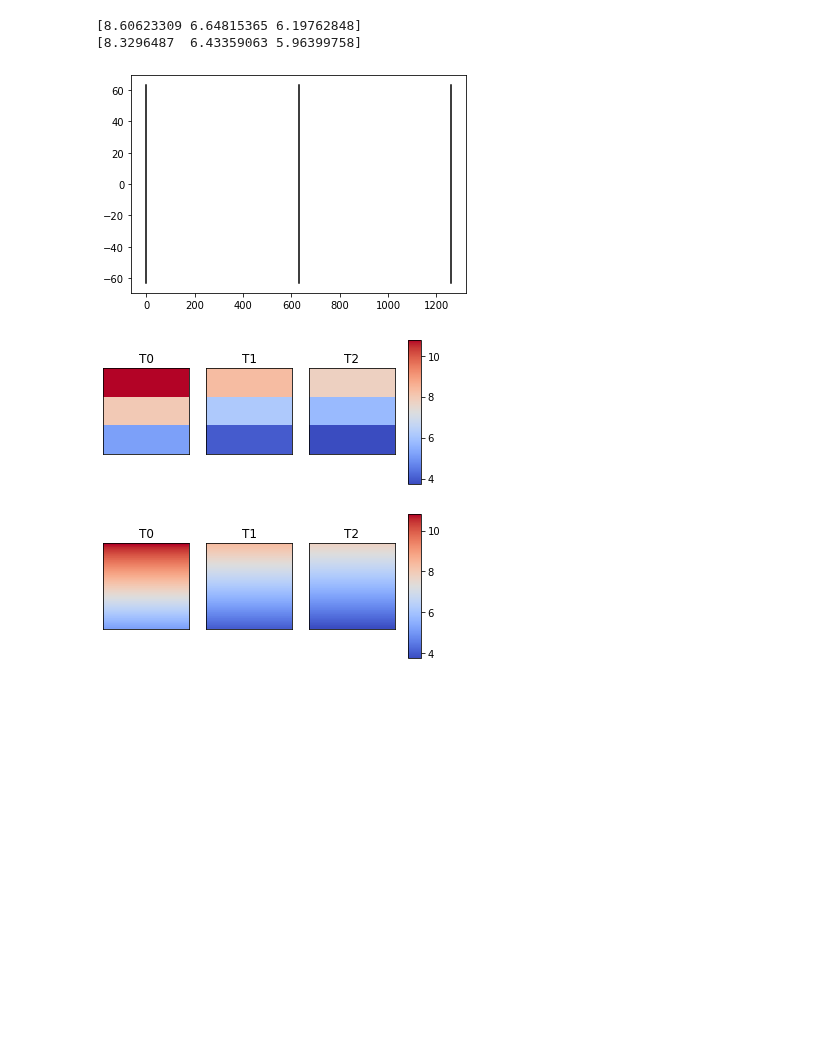
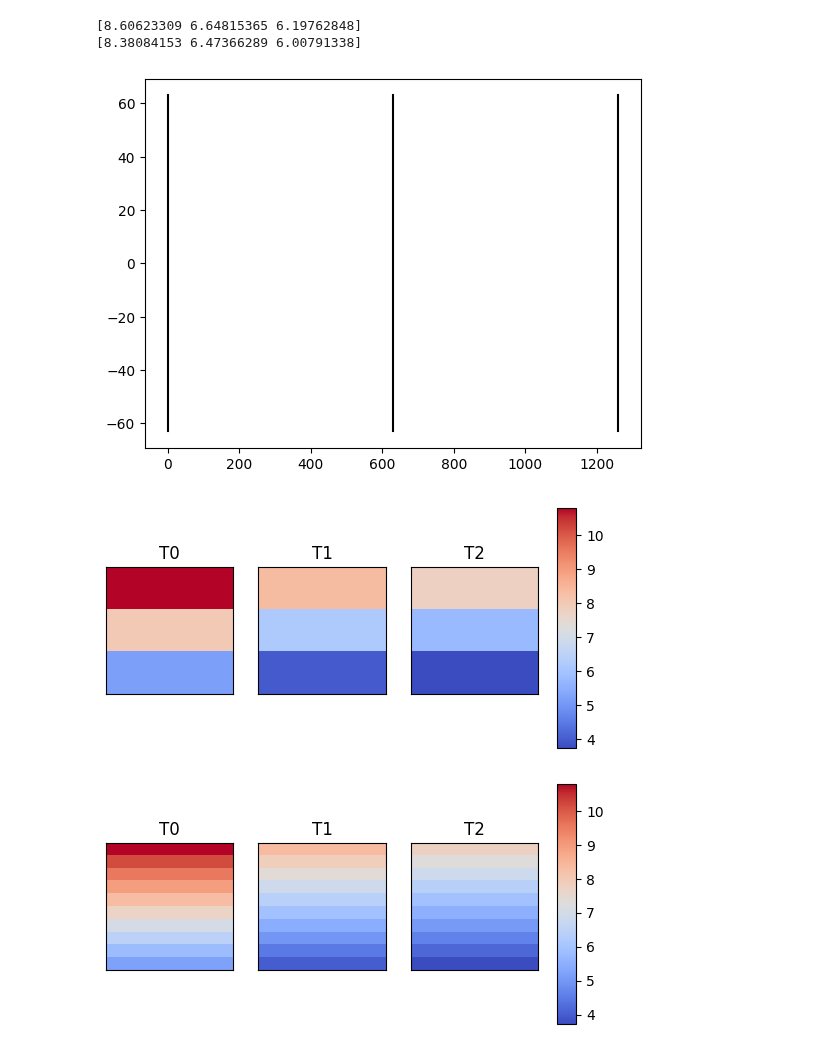
Before and after one commit to NREL/floris, a Jupyter notebook: examples/grid_dependence.ipynb, the cells around one changed output. Saved outputs shown, nothing was run; the diff lists cells and outputs as text; code cells hidden in the pictures; blank space fills up the shorter version.

Commit message:
Expand grid dependency study notebook to cross-compare grid and cubature rules

```diff
--- a/examples/grid_dependence.ipynb
+++ b/examples/grid_dependence.ipynb
@@ -10,64 +44,35 @@ import floris.tools.visualization as wakeviz
 # %%
-# Instantiate FLORIS with the Jensen model
-input_dict = yaml.safe_load( open('inputs/jensen.yaml', 'r') )
-
-# Use a linear wind shear for easier comparison of the numerical integration
-input_dict["flow_field"]["wind_shear"] = 1.0
-
-
-# Set up the wind farm
-fi = FlorisInterface(input_dict)
-D = 126.0
-SPACING = 5.0
-layout_x = [
-    0,
-    D * 1 * SPACING,
-    D * 2 * SPACING,
-]
-layout_y = [
-    0,
-    0,
-    0,
-]
-
-fi.reinitialize(
-    layout_x=layout_x,
-    layout_y=layout_y,
-    wind_speeds=[8.0],
-)
+fi = load_floris(grid_method="turbine_grid", grid_N=3)
 fi.calculate_wake()
 
 # Plot the layout
 wakeviz.plot_turbines_with_fi(fi)
 
 # Compare the wake profile with min and max number of points on rotor plane
-solver_dict = copy.deepcopy(input_dict["solver"])
-solver_dict["turbine_grid_points"] = 3
-fi.reinitialize(solver_settings=solver_dict)
+fi = load_floris(grid_method="turbine_grid", grid_N=3)
 fi.calculate_wake()
 wakeviz.plot_rotor_values(
     fi.floris.flow_field.u,
     wd_index=range(0,1),
     ws_index=range(0,1),
     n_rows=1,
     n_cols=3
 )
 print(fi.turbine_average_velocities[0, 0])
 
-solver_dict["turbine_grid_points"] = 40
-fi.reinitialize(solver_settings=solver_dict)
+fi = load_floris(grid_method="turbine_grid", grid_N=10)
 fi.calculate_wake()
 wakeviz.plot_rotor_values(
     fi.floris.flow_field.u,
     wd_index=range(0,1),
     ws_index=range(0,1),
     n_rows=1,
     n_cols=3
 )
 print(fi.turbine_average_velocities[0, 0])
 # %% [output]
 [8.60623309 6.64815365 6.19762848]
-[8.3296487  6.43359063 5.96399758]
+[8.38084153 6.47366289 6.00791338]
-[figure, old version]
+[figure, new version]
-[figure, old version]
+[figure, new version]
-[figure, old version]
+[figure, new version]
```
Also changed, not shown: parts of 4 cells of this notebook.
